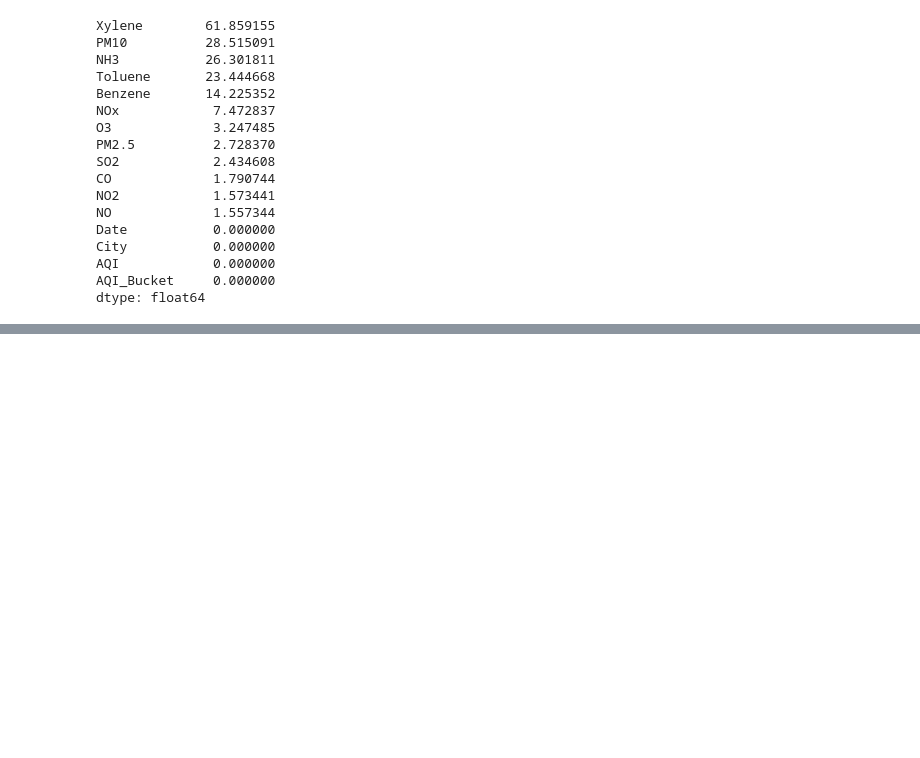
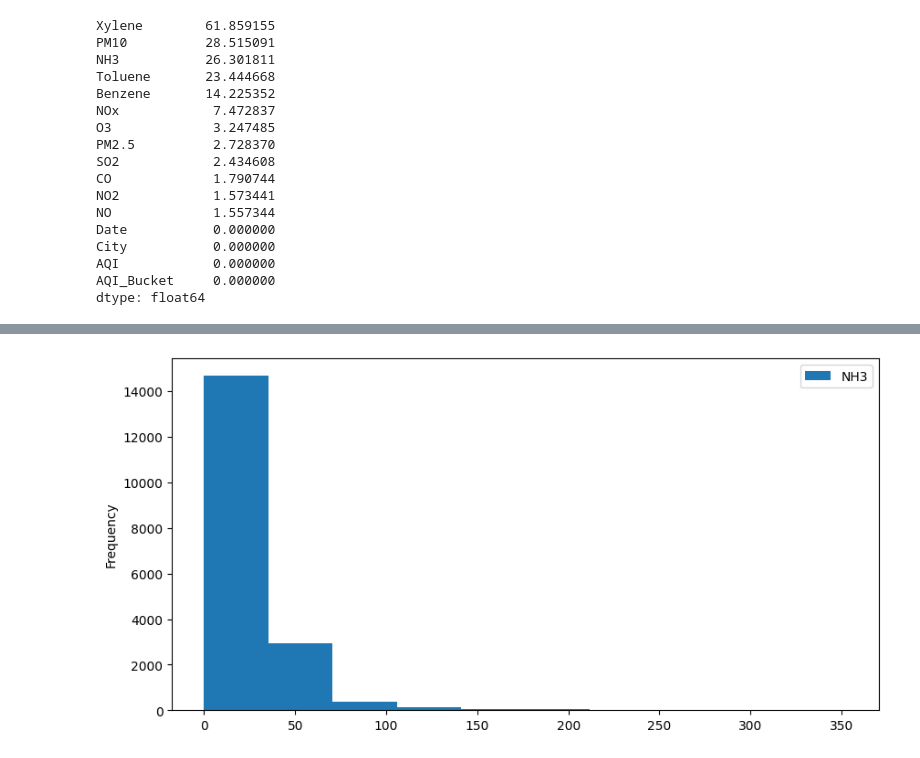
Before and after one commit to ImposterCD/Air-Quality-Index-Prediction-Model, a Jupyter notebook: Air quality index prediction Model.ipynb, the cells around one changed output, grey strips where cells are left out. Cells and saved outputs as stored; diff of their text form; code cells hidden in the pictures; blank space fills up the shorter version.

```diff
--- a/Air quality index prediction Model.ipynb
+++ b/Air quality index prediction Model.ipynb
@@ -152,0 +167,6 @@ dtype: float64
+# %%
+ai['NH3'].plot(kind = 'hist', figsize=(10,5))
+plt.legend()
+plt.show()
+# %% [output]
+[figure, added]
```
Also changed, not shown: parts of 39 cells of this notebook.
